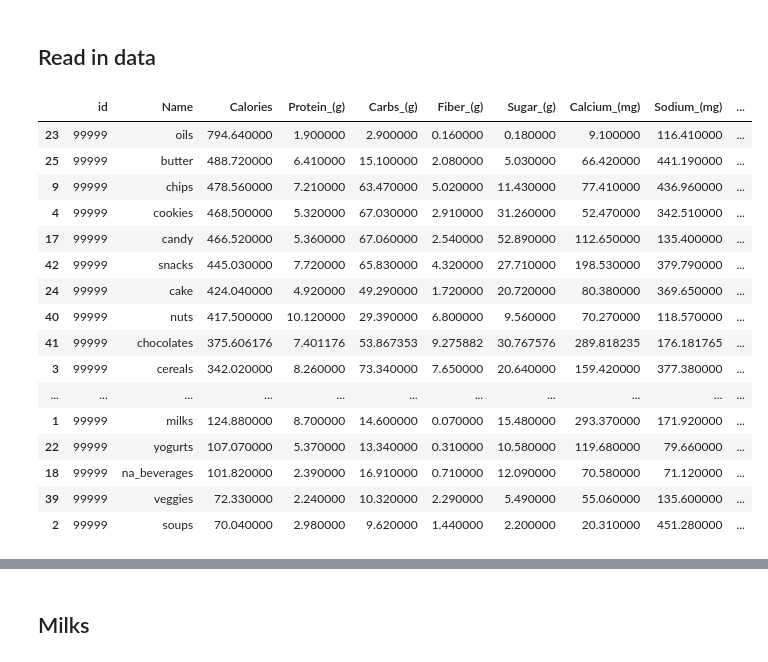
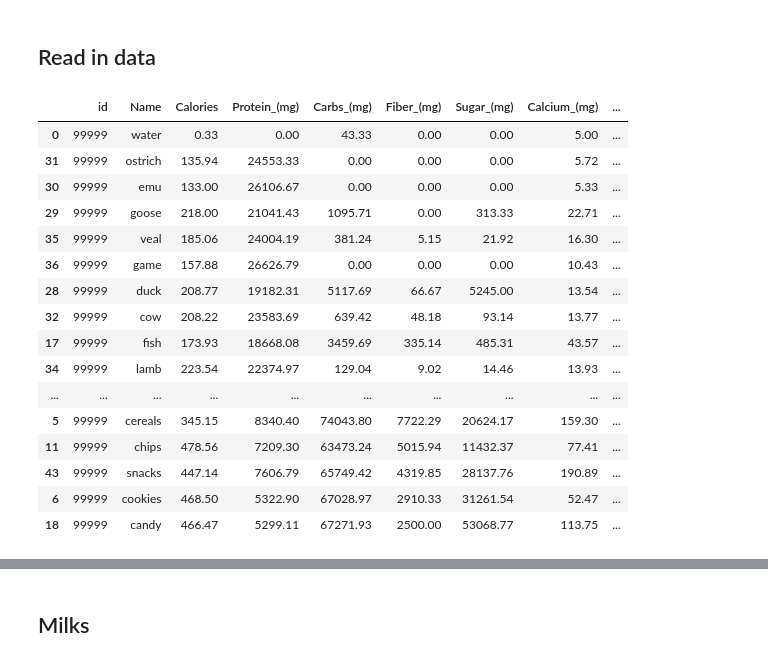
Before and after one commit to Dylanbbenson/Food_Nutrition_Analysis, a Jupyter notebook: Food_Nutrition_Analysis.ipynb, the cells around one changed output, grey strips where cells are left out. Drawn from its saved outputs; the diff is of its cells as text; code cells hidden in the pictures.

```diff
--- a/Food_Nutrition_Analysis.ipynb
+++ b/Food_Nutrition_Analysis.ipynb
@@ -14,33 +14,33 @@ sns.set(font_scale=1.5)
 # Prepare the data. This script fixes the ABBREV.csv file and pulls the foods into their respective food groups
 %run data_prep.py
 # %%
-averages_list = [cheeses_average, milks_average, soups_average, cereals_average, cookies_average, babyfoods_average, beans_average, rice_average, ice_creams_average, chips_average, pasta_average, fast_food_average, pizza_average, school_lunches_average, beef_average, bread_average, fish_average, candy_average, na_beverages_average, alcoholic_beverages_average, dressings_average, eggs_average, yogurts_average, oils_average, cake_average, butter_average, chicken_average, duck_average, goose_average, emu_average, ostrich_average, cow_average, pig_average, lamb_average, veal_average, game_average, gravy_average, pie_average, pudding_average, veggies_average, nuts_average, chocolate_average, snacks_average]
+averages_list = [water_average, fruits_average, cheeses_average, milks_average, soups_average, cereals_average, cookies_average, babyfoods_average, beans_average, rice_average, ice_creams_average, chips_average, pasta_average, fast_food_average, pizza_average, school_lunches_average, bread_average, fish_average, candy_average, na_beverages_average, alcoholic_beverages_average, dressings_average, eggs_average, yogurts_average, oils_average, cake_average, butter_average, chicken_average, duck_average, goose_average, emu_average, ostrich_average, cow_average, pig_average, lamb_average, veal_average, game_average, gravy_average, pie_average, pudding_average, veggies_average, nuts_average, chocolates_average, snacks_average]
 
 # combine all the dataframes into one using concat
 all_averages = pd.concat(averages_list, ignore_index=True)
 
-all_averages = all_averages.sort_values(by='Calories', ascending=False)
+all_averages = all_averages.sort_values(by='Health_Score', ascending=False)
 all_averages['Name'] = all_averages['Name'].str.replace('_Average', '')
 all_averages['Name'] = all_averages['Name'].str.replace('_average', '')
 all_averages
 # %% [output]
-|  | id | Name | Calories | Protein_(g) | Carbs_(g) | Fiber_(g) | Sugar_(g) | Calcium_(mg) | Sodium_(mg) | ... |
-| 23 | 99999 | oils | 794.640000 | 1.900000 | 2.900000 | 0.160000 | 0.180000 | 9.100000 | 116.410000 | ... |
-| 25 | 99999 | butter | 488.720000 | 6.410000 | 15.100000 | 2.080000 | 5.030000 | 66.420000 | 441.190000 | ... |
-| 9 | 99999 | chips | 478.560000 | 7.210000 | 63.470000 | 5.020000 | 11.430000 | 77.410000 | 436.960000 | ... |
-| 4 | 99999 | cookies | 468.500000 | 5.320000 | 67.030000 | 2.910000 | 31.260000 | 52.470000 | 342.510000 | ... |
-| 17 | 99999 | candy | 466.520000 | 5.360000 | 67.060000 | 2.540000 | 52.890000 | 112.650000 | 135.400000 | ... |
-| 42 | 99999 | snacks | 445.030000 | 7.720000 | 65.830000 | 4.320000 | 27.710000 | 198.530000 | 379.790000 | ... |
-| 24 | 99999 | cake | 424.040000 | 4.920000 | 49.290000 | 1.720000 | 20.720000 | 80.380000 | 369.650000 | ... |
-| 40 | 99999 | nuts | 417.500000 | 10.120000 | 29.390000 | 6.800000 | 9.560000 | 70.270000 | 118.570000 | ... |
-| 41 | 99999 | chocolates | 375.606176 | 7.401176 | 53.867353 | 9.275882 | 30.767576 | 289.818235 | 176.181765 | ... |
-| 3 | 99999 | cereals | 342.020000 | 8.260000 | 73.340000 | 7.650000 | 20.640000 | 159.420000 | 377.380000 | ... |
-| ... | ... | ... | ... | ... | ... | ... | ... | ... | ... | ... |
-| 1 | 99999 | milks | 124.880000 | 8.700000 | 14.600000 | 0.070000 | 15.480000 | 293.370000 | 171.920000 | ... |
-| 22 | 99999 | yogurts | 107.070000 | 5.370000 | 13.340000 | 0.310000 | 10.580000 | 119.680000 | 79.660000 | ... |
-| 18 | 99999 | na_beverages | 101.820000 | 2.390000 | 16.910000 | 0.710000 | 12.090000 | 70.580000 | 71.120000 | ... |
-| 39 | 99999 | veggies | 72.330000 | 2.240000 | 10.320000 | 2.290000 | 5.490000 | 55.060000 | 135.600000 | ... |
-| 2 | 99999 | soups | 70.040000 | 2.980000 | 9.620000 | 1.440000 | 2.200000 | 20.310000 | 451.280000 | ... |
+|  | id | Name | Calories | Protein_(mg) | Carbs_(mg) | Fiber_(mg) | Sugar_(mg) | Calcium_(mg) | ... |
+| 0 | 99999 | water | 0.33 | 0.00 | 43.33 | 0.00 | 0.00 | 5.00 | ... |
+| 31 | 99999 | ostrich | 135.94 | 24553.33 | 0.00 | 0.00 | 0.00 | 5.72 | ... |
+| 30 | 99999 | emu | 133.00 | 26106.67 | 0.00 | 0.00 | 0.00 | 5.33 | ... |
+| 29 | 99999 | goose | 218.00 | 21041.43 | 1095.71 | 0.00 | 313.33 | 22.71 | ... |
+| 35 | 99999 | veal | 185.06 | 24004.19 | 381.24 | 5.15 | 21.92 | 16.30 | ... |
+| 36 | 99999 | game | 157.88 | 26626.79 | 0.00 | 0.00 | 0.00 | 10.43 | ... |
+| 28 | 99999 | duck | 208.77 | 19182.31 | 5117.69 | 66.67 | 5245.00 | 13.54 | ... |
+| 32 | 99999 | cow | 208.22 | 23583.69 | 639.42 | 48.18 | 93.14 | 13.77 | ... |
+| 17 | 99999 | fish | 173.93 | 18668.08 | 3459.69 | 335.14 | 485.31 | 43.57 | ... |
+| 34 | 99999 | lamb | 223.54 | 22374.97 | 129.04 | 9.02 | 14.46 | 13.93 | ... |
+| ... | ... | ... | ... | ... | ... | ... | ... | ... | ... |
+| 5 | 99999 | cereals | 345.15 | 8340.40 | 74043.80 | 7722.29 | 20624.17 | 159.30 | ... |
+| 11 | 99999 | chips | 478.56 | 7209.30 | 63473.24 | 5015.94 | 11432.37 | 77.41 | ... |
+| 43 | 99999 | snacks | 447.14 | 7606.79 | 65749.42 | 4319.85 | 28137.76 | 190.89 | ... |
+| 6 | 99999 | cookies | 468.50 | 5322.90 | 67028.97 | 2910.33 | 31261.54 | 52.47 | ... |
+| 18 | 99999 | candy | 466.47 | 5299.11 | 67271.93 | 2500.00 | 53068.77 | 113.75 | ... |
 # %%
 #Create bar graph of top ten Countries by coffee consumption
 sns.set(rc={"figure.figsize":(40, 10)})
```
Also changed, not shown: parts of 26 cells of this notebook, 1 other file.
